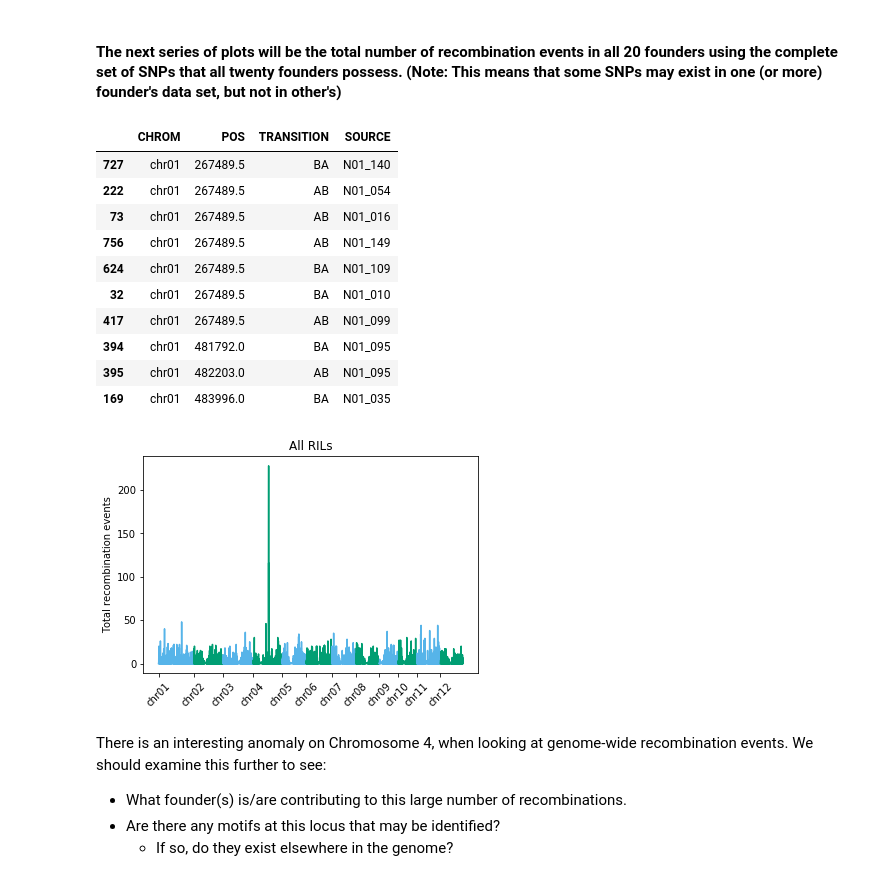
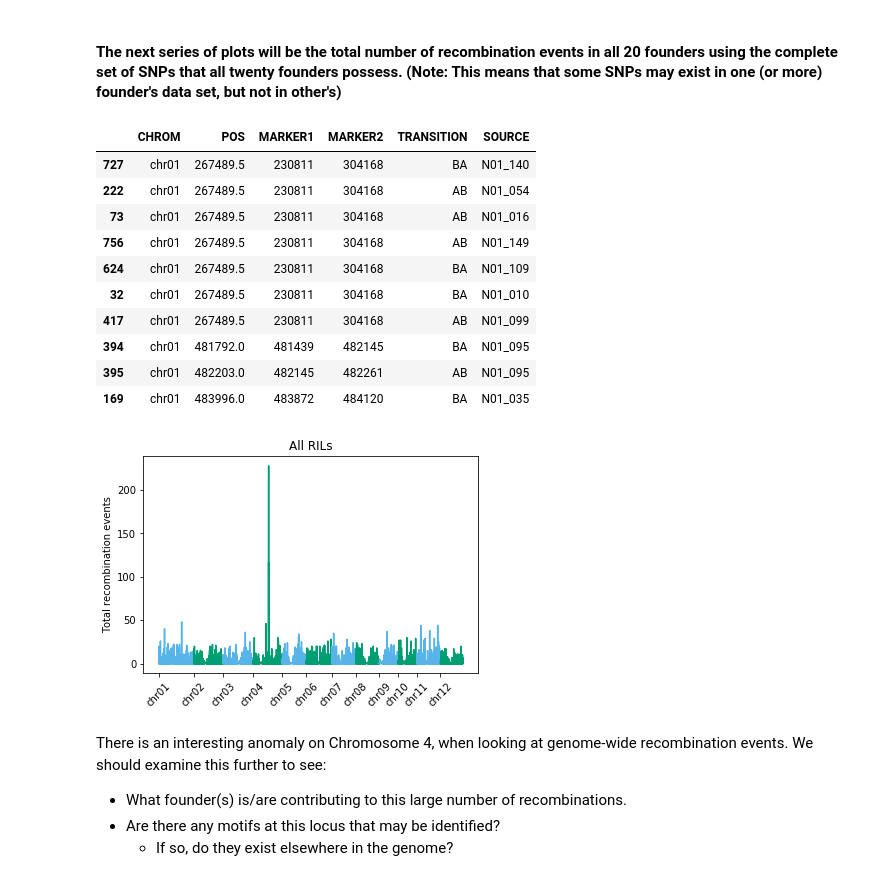
Before and after one commit to danshea/IwateBiotechnologyResearchCenter, a Jupyter notebook: plot_genotype_frequency.ipynb, the cells around one changed output. Cells and saved outputs as stored; diff of their text form; code cells hidden in the pictures.

```diff
--- a/plot_genotype_frequency.ipynb
+++ b/plot_genotype_frequency.ipynb
@@ -303,14 +303,14 @@ for key in samples:
                     if (current == 'A' and prev == 'B') or (current == 'B' and prev == 'A'):
                         prev_c, prev_pos = high_density_by_chrom[key][c].iloc[prev_idx, 0:2].to_numpy()
                         current_c, current_pos = high_density_by_chrom[key][c].iloc[current_idx, 0:2].to_numpy()
-                        breakpoints[key][c].append([c, prev_pos+(current_pos-prev_pos)/2,
+                        breakpoints[key][c].append([c, prev_pos+(current_pos-prev_pos)/2, prev_pos, current_pos,
                                                     '{}{}'.format(prev,current),
                                                     high_density_by_chrom[key][c].columns[col]])
                 prev = current
                 prev_idx += 1
                 current_idx +=1
 
-        breakpoints[key][c] = pd.DataFrame(data=breakpoints[key][c], columns=['CHROM', 'POS', 'TRANSITION', 'SOURCE'])
+        breakpoints[key][c] = pd.DataFrame(data=breakpoints[key][c], columns=['CHROM', 'POS', 'MARKER1', 'MARKER2', 'TRANSITION', 'SOURCE'])
 # %%
 # Sort the breakpoint data inplace by the POS column
 # Do this for all samples and all chromosomes in each sample
@@ -320,17 +320,17 @@ for key in samples:
 # %%
 breakpoints['N01']['chr01'][0:10]
 # %% [output]
-|  | CHROM | POS | TRANSITION | SOURCE |
-| 727 | chr01 | 267489.5 | BA | N01_140 |
-| 222 | chr01 | 267489.5 | AB | N01_054 |
-| 73 | chr01 | 267489.5 | AB | N01_016 |
-| 756 | chr01 | 267489.5 | AB | N01_149 |
-| 624 | chr01 | 267489.5 | BA | N01_109 |
-| 32 | chr01 | 267489.5 | BA | N01_010 |
-| 417 | chr01 | 267489.5 | AB | N01_099 |
-| 394 | chr01 | 481792.0 | BA | N01_095 |
-| 395 | chr01 | 482203.0 | AB | N01_095 |
-| 169 | chr01 | 483996.0 | BA | N01_035 |
+|  | CHROM | POS | MARKER1 | MARKER2 | TRANSITION | SOURCE |
+| 727 | chr01 | 267489.5 | 230811 | 304168 | BA | N01_140 |
+| 222 | chr01 | 267489.5 | 230811 | 304168 | AB | N01_054 |
+| 73 | chr01 | 267489.5 | 230811 | 304168 | AB | N01_016 |
+| 756 | chr01 | 267489.5 | 230811 | 304168 | AB | N01_149 |
+| 624 | chr01 | 267489.5 | 230811 | 304168 | BA | N01_109 |
+| 32 | chr01 | 267489.5 | 230811 | 304168 | BA | N01_010 |
+| 417 | chr01 | 267489.5 | 230811 | 304168 | AB | N01_099 |
+| 394 | chr01 | 481792.0 | 481439 | 482145 | BA | N01_095 |
+| 395 | chr01 | 482203.0 | 482145 | 482261 | AB | N01_095 |
+| 169 | chr01 | 483996.0 | 483872 | 484120 | BA | N01_035 |
 # %%
 # We need to total up all POS that are the same and report back the CHROM, POS and the total
 # We want to aggregate this for all samples
@@ -353,21 +353,21 @@ for key in samples:
 # %%
 plt.figure()
 
 plt.gca().set_prop_cycle(plt.cycler('color', list(UCSC_colors.values())))
 
 for c, offset in zip(chroms, genome_offset):
     x = np.arange(genome_size[c])
     x += offset
     plt.plot(x, master_totals[c])
     #plt.axhline(y=np.mean(master_totals[c]), color='black', linestyle='--')
 plt.xticks(genome_offset, list(chrom_offset_idx.keys()), rotation=45)
-plt.title('All RILs'.format(founder))
+plt.title('All RILs')
 plt.ylabel('Total recombination events')
 plt.savefig('ALL_recombination_events.png', format='png')
 plt.show()
 plt.close()
 # %% [output]
-[figure, old version]
+[figure, new version]
 # %% [markdown]
 There is an interesting anomaly on Chromosome 4, when looking at genome-wide recombination events.  We should examine this further to see:
 * What founder(s) is/are contributing to this large number of recombinations.
```
Also changed, not shown: parts of 3 cells of this notebook, 2 other files.
